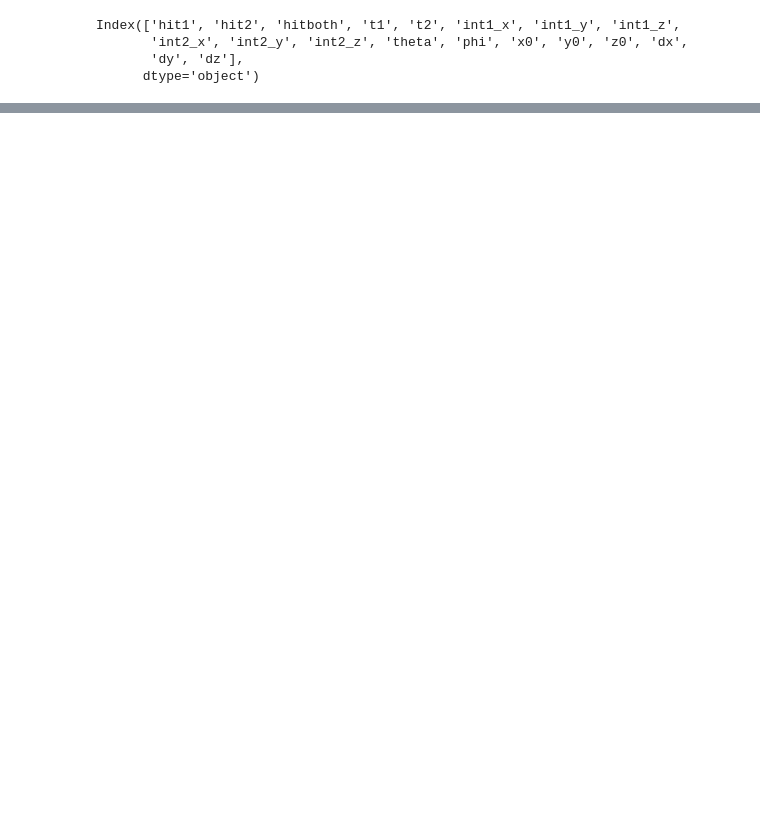
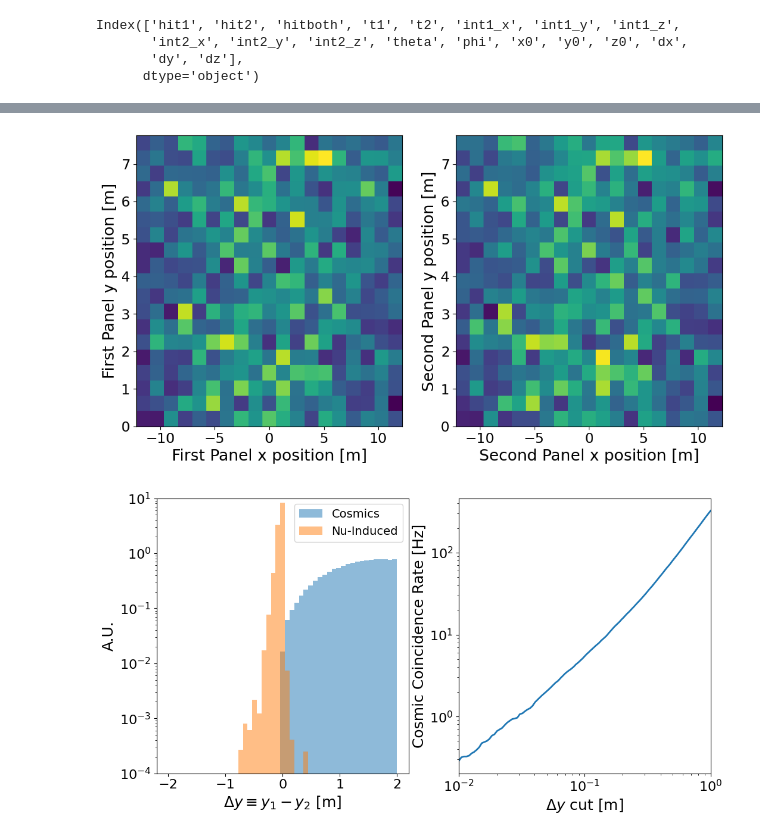
Before and after one commit to nickkamp1/Lake_Geneva_Neutrinos, a Jupyter notebook: Cosmics/SurfaceMuonBackgroundEstimate.ipynb, the cells around one changed output, grey strips where cells are left out. Drawn from its saved outputs; the diff is of its cells as text; code cells hidden in the pictures; blank space fills up the shorter version.

```diff
--- a/Cosmics/SurfaceMuonBackgroundEstimate.ipynb
+++ b/Cosmics/SurfaceMuonBackgroundEstimate.ipynb
@@ -74,0 +103,53 @@ n_bunches * (1/(cycle_time*1e-9))
+# %%
+first_panel_x = []
+first_panel_y = []
+second_panel_x = []
+second_panel_y = []
+weights = []
+for panel in [1,2,3]:
+    int_locations = np.squeeze(siren_data.query("panel%d_hit_mask_muon_survival==1"%panel)["panel%d_int_locations"%panel])
+    wgts = np.squeeze(siren_data.query("panel%d_hit_mask_muon_survival==1"%panel)["weights"])
+    for w,loc in zip(wgts,int_locations):
+        first_panel_x.append(loc[0][0])
+        first_panel_y.append(loc[0][1])
+        second_panel_x.append(loc[1][0])
+        second_panel_y.append(loc[1][1])
+        weights.append(w)
+# %%
+fig,ax = plt.subplots(1,2,figsize=(12,6))
+xbins = np.linspace(-12.2,12.2,20)
+ybins = np.linspace(0,7.77,20)
+
+ax[0].hist2d(first_panel_x,first_panel_y,bins=(xbins,ybins),weights=weights)
+ax[1].hist2d(second_panel_x,second_panel_y,bins=(xbins,ybins),weights=weights)
+ax[0].set_xlabel("First Panel x position [m]")
+ax[0].set_ylabel("First Panel y position [m]")
+ax[1].set_xlabel("Second Panel x position [m]")
+ax[1].set_ylabel("Second Panel y position [m]")
+plt.show()
+
+fig,ax = plt.subplots(1,2,figsize=(12,6))
+
+ax[0].hist(data_hitboth.muon_height_difference,bins=np.linspace(-2,2,50),density=True,alpha=0.5,label="Cosmics")
+ax[0].hist(muon_height_difference,bins=np.linspace(-2,2,50),weights=weights,density=True,alpha=0.5,label="Nu-Induced")
+vertical_resolution_array = np.logspace(-2,0,100)
+bkg_rate = np.empty_like(vertical_resolution_array)
+for i,vertical_resolution in enumerate(vertical_resolution_array):
+    num_bkg = sum(data_hitboth.muon_height_difference <= vertical_resolution)
+    bkg_rate[i] = rate*num_bkg/Ngen
+ax[1].plot(vertical_resolution_array,bkg_rate)
+ax[1].set_xlim(vertical_resolution_array[0],vertical_resolution_array[-1])
+ax[0].set_ylim(1e-4,1e1)
+ax[0].semilogy()
+ax[0].legend()
+ax[1].loglog()
+
+
+ax[0].set_xlabel(r"$\Delta y \equiv y_1 - y_2$ [m]")
+ax[0].set_ylabel(r"A.U.")
+ax[1].set_xlabel(r"$\Delta y$ cut [m]")
+ax[1].set_ylabel(r"Cosmic Coincidence Rate [Hz]")
+plt.show()
+# %% [output]
+[figure, added]
+[figure, added]
```
Also changed, not shown: parts of 10 cells of this notebook, 7 other files.
